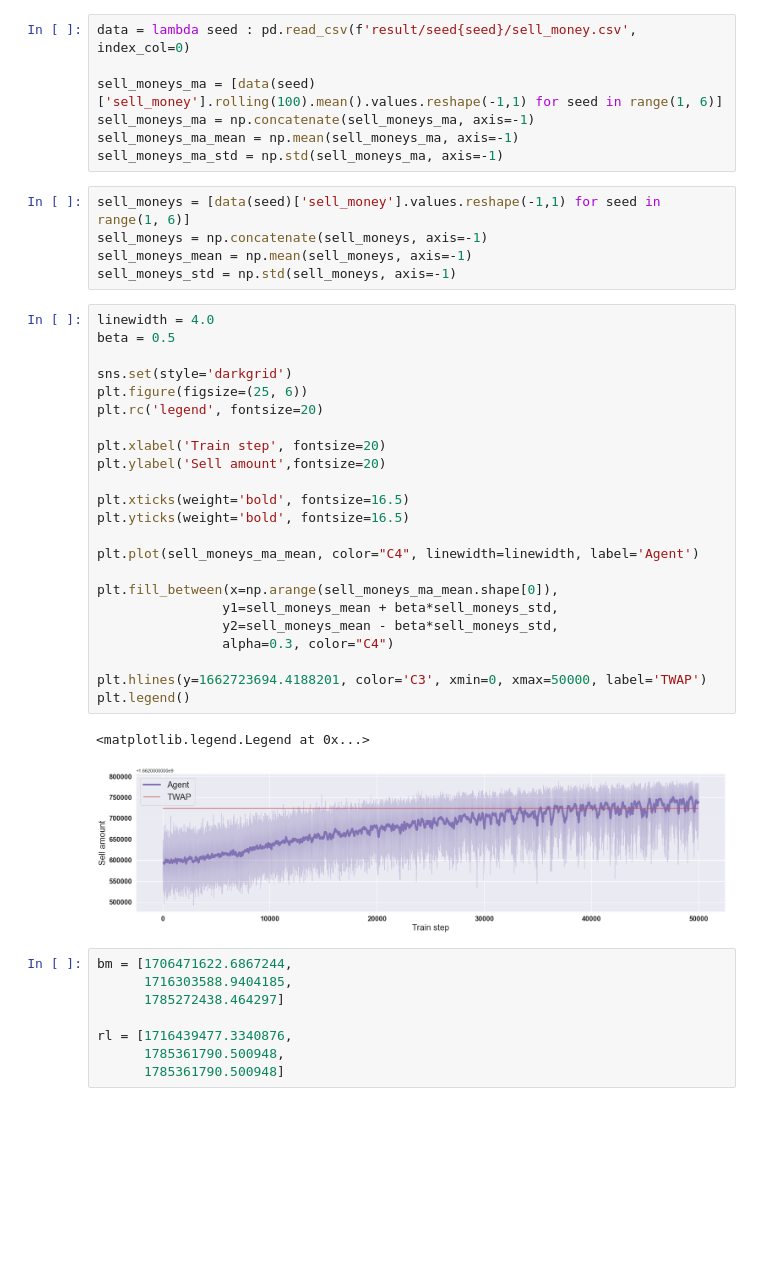
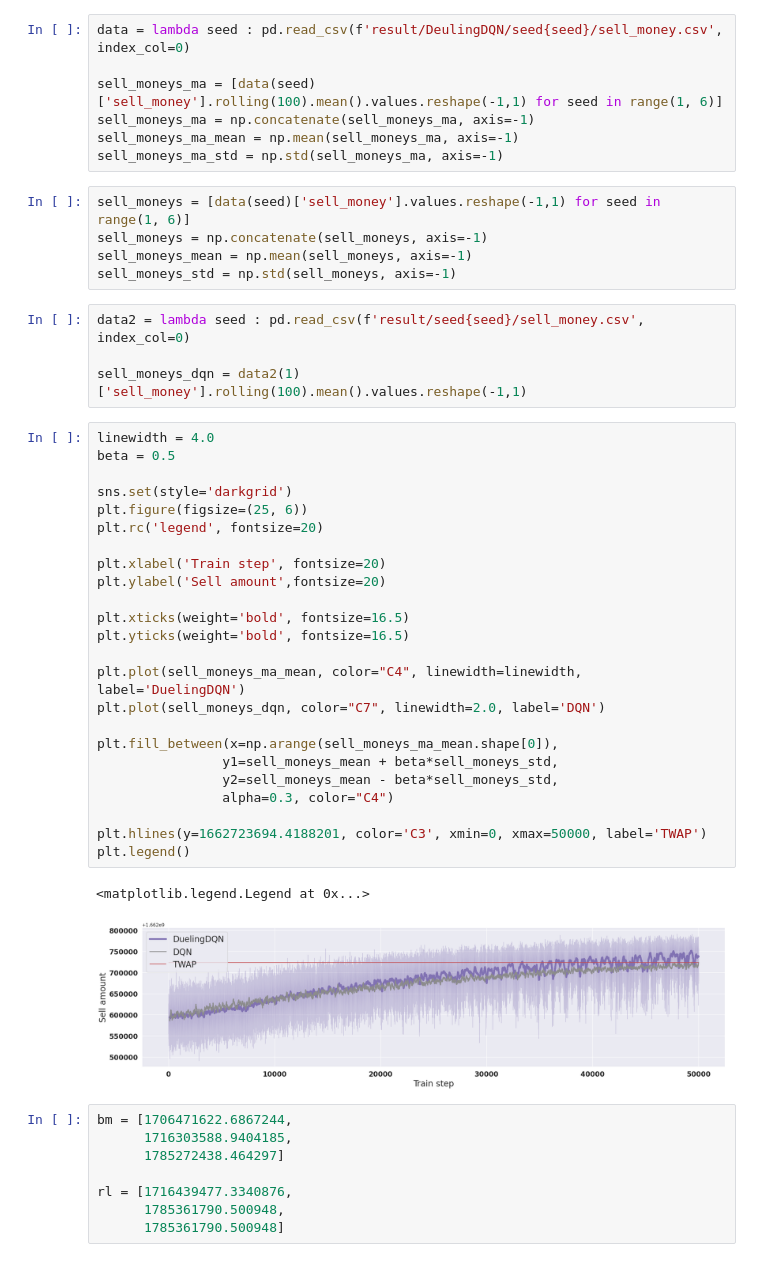
Before and after one commit to Yang-Hyun-Jun/Implementation-RLexecution, a Jupyter notebook: notebooks/experiment.ipynb, the cells around one changed output. Drawn from its saved outputs; the diff is of its cells as text; blank space fills up the shorter version.

```diff
--- a/notebooks/experiment.ipynb
+++ b/notebooks/experiment.ipynb
@@ -11,7 +11,7 @@ import seaborn as sns
 
 from agent import Agent
 # %%
-data = lambda seed : pd.read_csv(f'result/seed{seed}/sell_money.csv', index_col=0)
+data = lambda seed : pd.read_csv(f'result/DeulingDQN/seed{seed}/sell_money.csv', index_col=0)
 
 sell_moneys_ma = [data(seed)['sell_money'].rolling(100).mean().values.reshape(-1,1) for seed in range(1, 6)]
 sell_moneys_ma = np.concatenate(sell_moneys_ma, axis=-1)
@@ -22,32 +22,37 @@ sell_moneys = [data(seed)['sell_money'].values.reshape(-1,1) for seed in range(1
 sell_moneys = np.concatenate(sell_moneys, axis=-1)
 sell_moneys_mean = np.mean(sell_moneys, axis=-1)
 sell_moneys_std = np.std(sell_moneys, axis=-1)
+# %%
+data2 = lambda seed : pd.read_csv(f'result/seed{seed}/sell_money.csv', index_col=0)
+
+sell_moneys_dqn = data2(1)['sell_money'].rolling(100).mean().values.reshape(-1,1)
 # %%
 linewidth = 4.0
 beta = 0.5
 
 sns.set(style='darkgrid')
 plt.figure(figsize=(25, 6))
 plt.rc('legend', fontsize=20)
 
 plt.xlabel('Train step', fontsize=20)
 plt.ylabel('Sell amount',fontsize=20)
 
 plt.xticks(weight='bold', fontsize=16.5)
 plt.yticks(weight='bold', fontsize=16.5)
 
-plt.plot(sell_moneys_ma_mean, color="C4", linewidth=linewidth, label='Agent')
+plt.plot(sell_moneys_ma_mean, color="C4", linewidth=linewidth, label='DuelingDQN')
+plt.plot(sell_moneys_dqn, color="C7", linewidth=2.0, label='DQN')
 
 plt.fill_between(x=np.arange(sell_moneys_ma_mean.shape[0]),
                 y1=sell_moneys_mean + beta*sell_moneys_std,
                 y2=sell_moneys_mean - beta*sell_moneys_std,
                 alpha=0.3, color="C4")
 
 plt.hlines(y=1662723694.4188201, color='C3', xmin=0, xmax=50000, label='TWAP')
 plt.legend()
 # %% [output]
 <matplotlib.legend.Legend at 0x...>
-[figure, old version]
+[figure, new version]
 # %%
 bm = [1706471622.6867244,
       1716303588.9404185,
```
Also changed, not shown: parts of 1 cell of this notebook, 2 other files.
